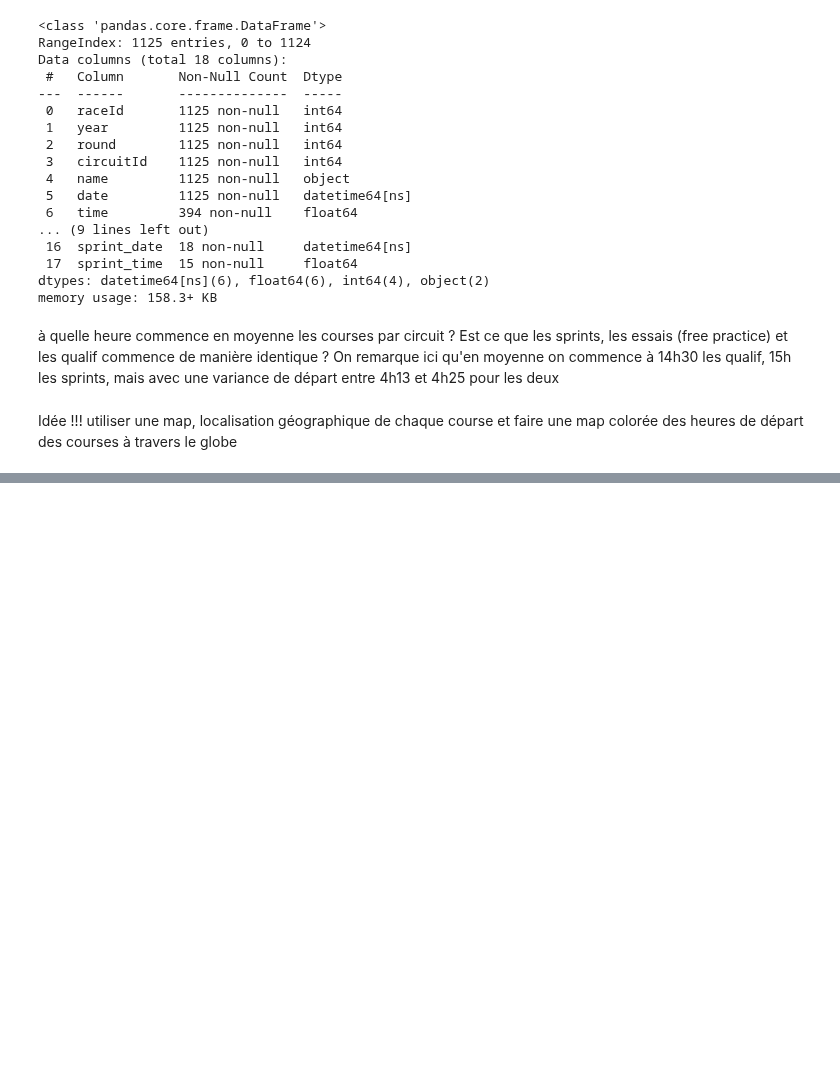
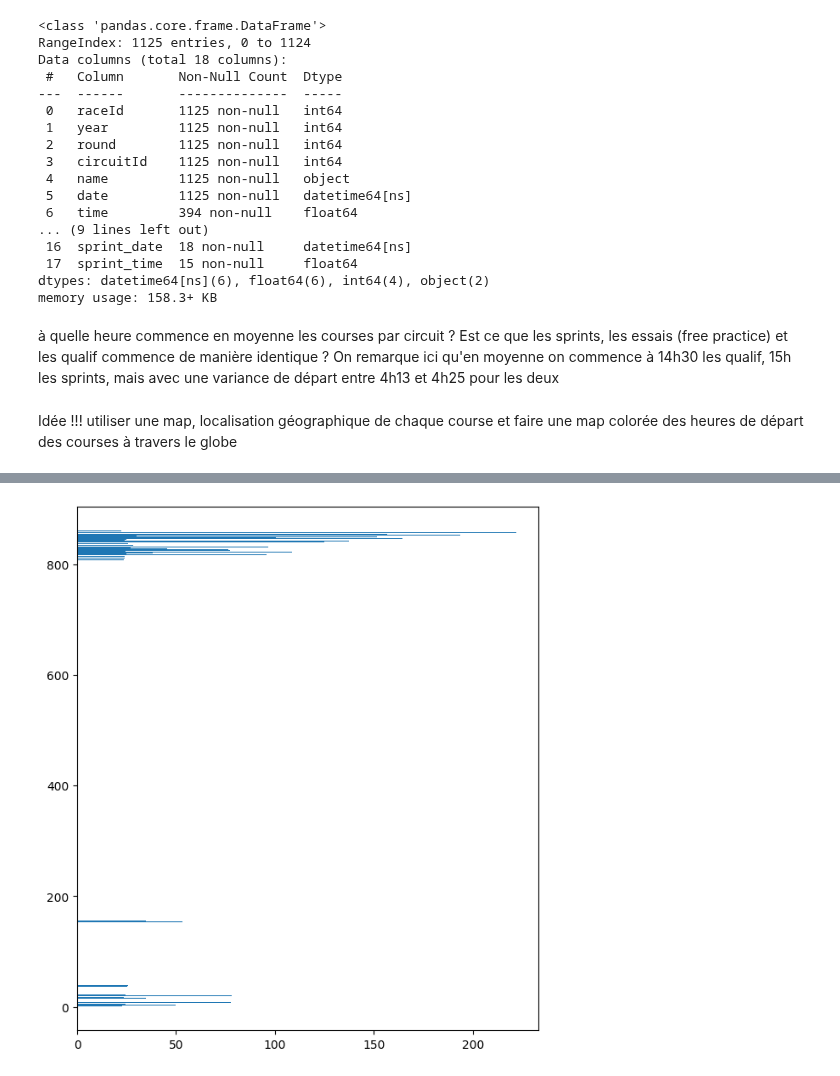
Before and after one commit to OzeelCharles/projet_info2, a Jupyter notebook: exploration_races_Charles.ipynb, the cells around one changed output, grey strips where cells are left out. Cells and saved outputs as stored; diff of their text form; code cells hidden in the pictures; blank space fills up the shorter version.

```diff
--- a/exploration_races_Charles.ipynb
+++ b/exploration_races_Charles.ipynb
@@ -146,0 +174,6 @@ for j in range(len(avg[0])):
+# %%
+plt.figure(figsize=(7, 8))
+plt.barh(drivers["driverId"], drivers["duration"])
+plt.show()
+# %% [output]
+[figure, added]
```
Also changed, not shown: parts of 5 cells of this notebook.
